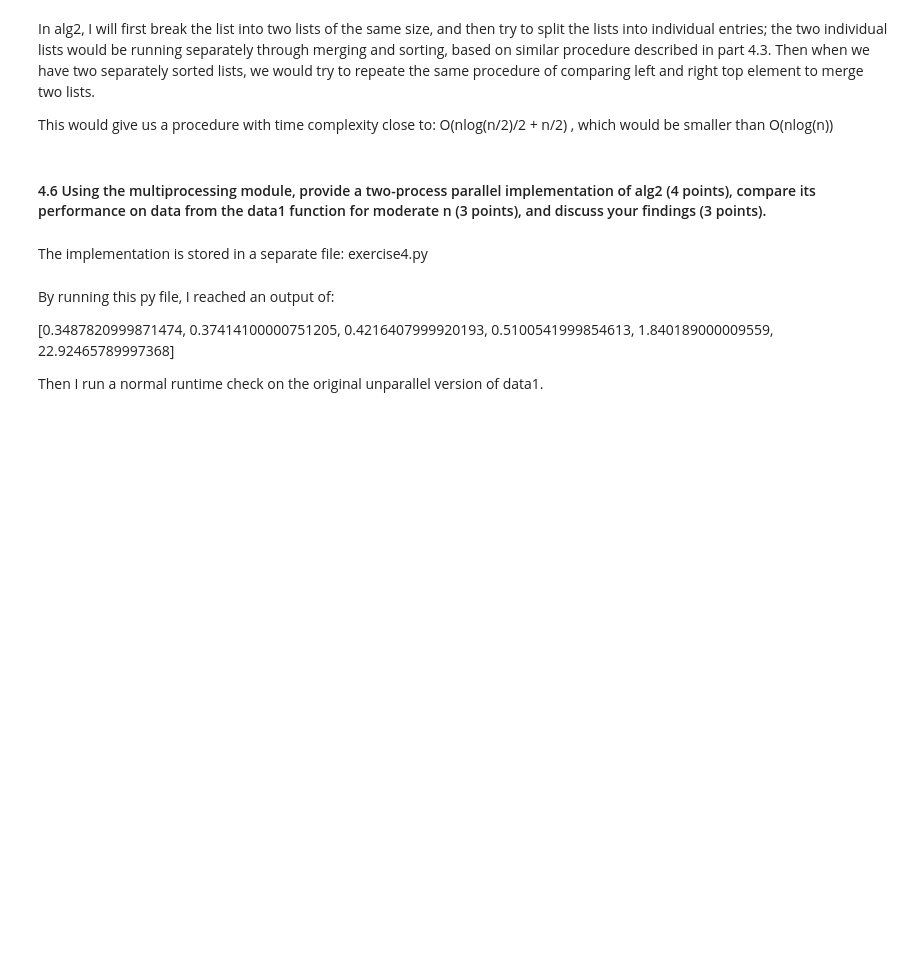
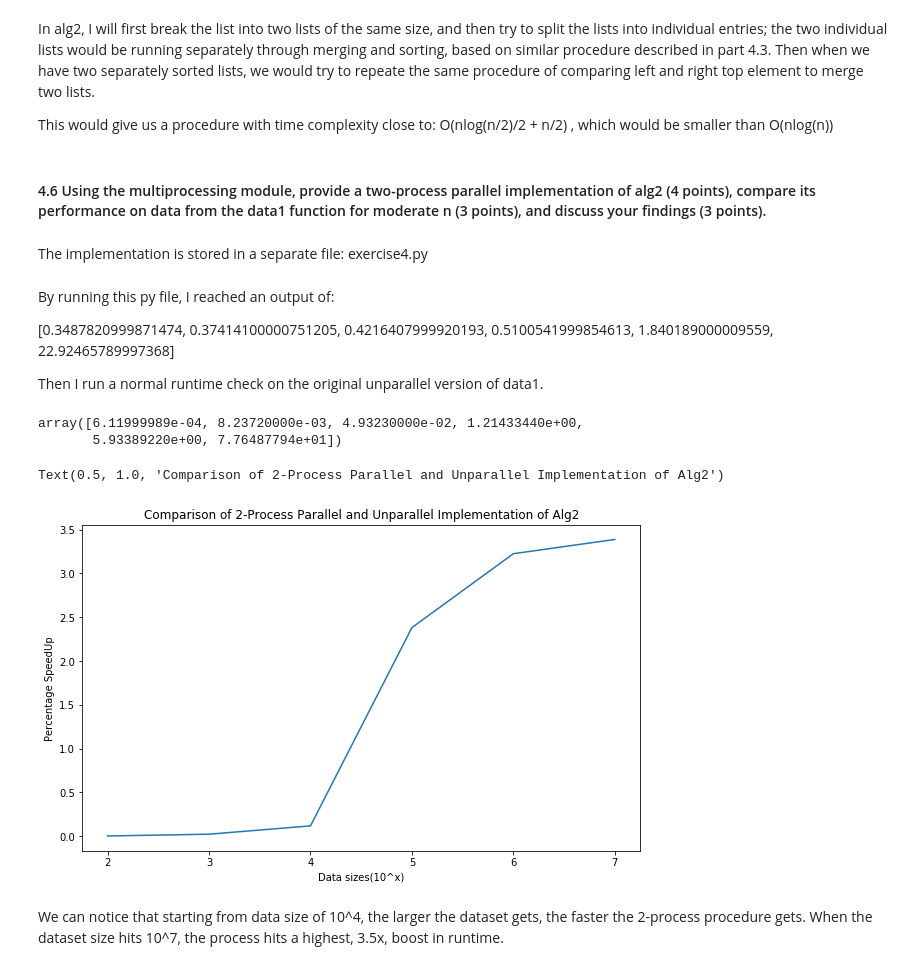
Before and after one commit to xyqiuchloe/BIS-634-Homework-XinyueQiu, a Jupyter notebook: homework2/Assignment2.ipynb, the cells around one changed output. Drawn from its saved outputs; the diff is of its cells as text; code cells hidden in the pictures; blank space fills up the shorter version.

```diff
--- a/homework2/Assignment2.ipynb
+++ b/homework2/Assignment2.ipynb
@@ -550,7 +584,7 @@ By running this py file, I reached an output of:
 
 Then I run a normal runtime check on the original unparallel version of data1.
 # %%
-data_sizes = [10**2, 10**3, 10**4, 10**5, 10**6, 10**7, 10**8]
+data_sizes = [10**2, 10**3, 10**4, 10**5, 10**6, 10**7]
 t_a2_un = np.zeros(len(data_sizes))
 
 for i, size in enumerate(data_sizes):
@@ -561,11 +595,19 @@ for i, size in enumerate(data_sizes):
   t_a2_un[i] = checkpoint2 - checkpoint1
 # %%
 t_a2_un
+# %% [output]
+array([6.11999989e-04, 8.23720000e-03, 4.93230000e-02, 1.21433440e+00,
+       5.93389220e+00, 7.76487794e+01])
 # %%
 #storing the times from the multiprocessed file
 t_a2_pa = np.array([0.3487820999871474, 0.37414100000751205, 0.4216407999920193, 0.5100541999854613, 1.840189000009559, 22.92465789997368])
 fig10, ax10 = plt.subplots(figsize=(10, 6))
-plt.plot(data_sizes, t_a2_un/t_a2_pa)
-plt.xlabel('Data sizes')
+plt.plot(np.log10(data_sizes), t_a2_un/t_a2_pa)
+plt.xlabel('Data sizes(10^x)')
 plt.ylabel('Percentage SpeedUp')
 plt.title('Comparison of 2-Process Parallel and Unparallel Implementation of Alg2')
+# %% [output]
+Text(0.5, 1.0, 'Comparison of 2-Process Parallel and Unparallel Implementation of Alg2')
+[figure, added]
+# %% [markdown]
+We can notice that starting from data size of 10^4, the larger the dataset gets, the faster the 2-process procedure gets. When the dataset size hits 10^7, the process hits a highest, 3.5x, boost in runtime.
```
Also changed, not shown: parts of 12 cells of this notebook.
